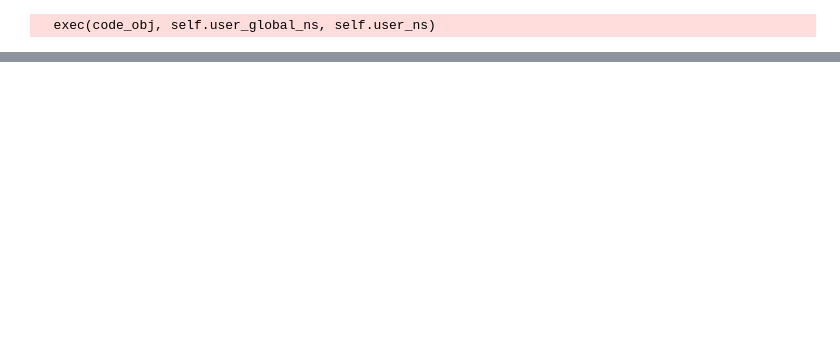
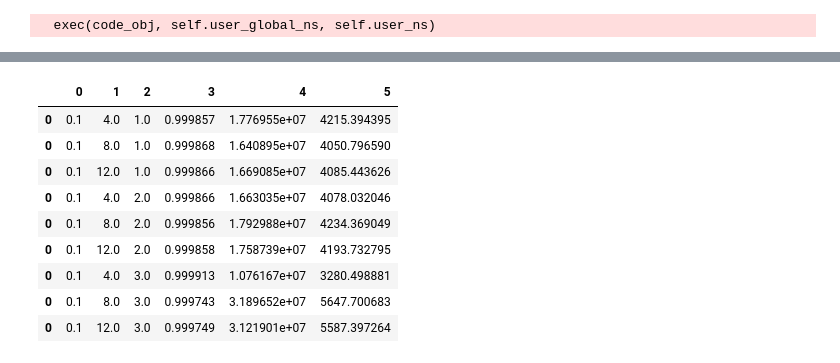
Before and after one commit to Archarlie2000/CS450-Team, a Jupyter notebook: Module_3_WorkBenck.ipynb, the cells around one changed output, grey strips where cells are left out. Drawn from its saved outputs; the diff is of its cells as text; code cells hidden in the pictures; blank space fills up the shorter version.

```diff
--- a/Module_3_WorkBenck.ipynb
+++ b/Module_3_WorkBenck.ipynb
@@ -48,0 +152,13 @@ df3.head(200)
+# %%
+result
+# %% [output]
+|  | 0 | 1 | 2 | 3 | 4 | 5 |
+| 0 | 0.1 | 4.0 | 1.0 | 0.999857 | 1.776955e+07 | 4215.394395 |
+| 0 | 0.1 | 8.0 | 1.0 | 0.999868 | 1.640895e+07 | 4050.796590 |
+| 0 | 0.1 | 12.0 | 1.0 | 0.999866 | 1.669085e+07 | 4085.443626 |
+| 0 | 0.1 | 4.0 | 2.0 | 0.999866 | 1.663035e+07 | 4078.032046 |
+| 0 | 0.1 | 8.0 | 2.0 | 0.999856 | 1.792988e+07 | 4234.369049 |
+| 0 | 0.1 | 12.0 | 2.0 | 0.999858 | 1.758739e+07 | 4193.732795 |
+| 0 | 0.1 | 4.0 | 3.0 | 0.999913 | 1.076167e+07 | 3280.498881 |
+| 0 | 0.1 | 8.0 | 3.0 | 0.999743 | 3.189652e+07 | 5647.700683 |
+| 0 | 0.1 | 12.0 | 3.0 | 0.999749 | 3.121901e+07 | 5587.397264 |
```
Also changed, not shown: parts of 21 cells of this notebook.
